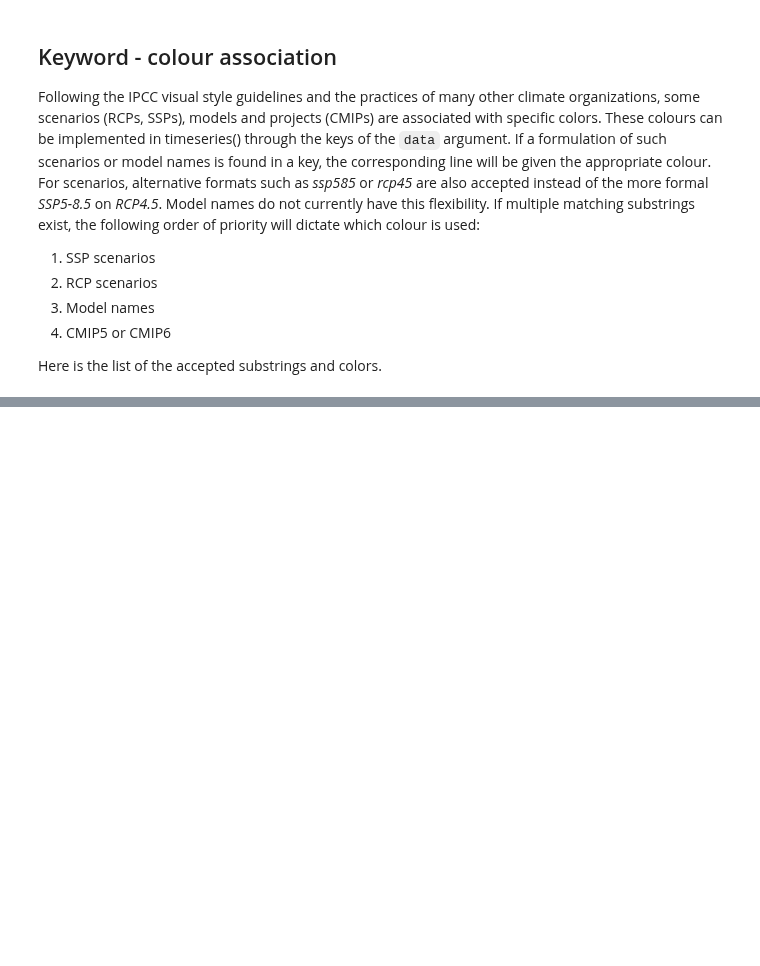
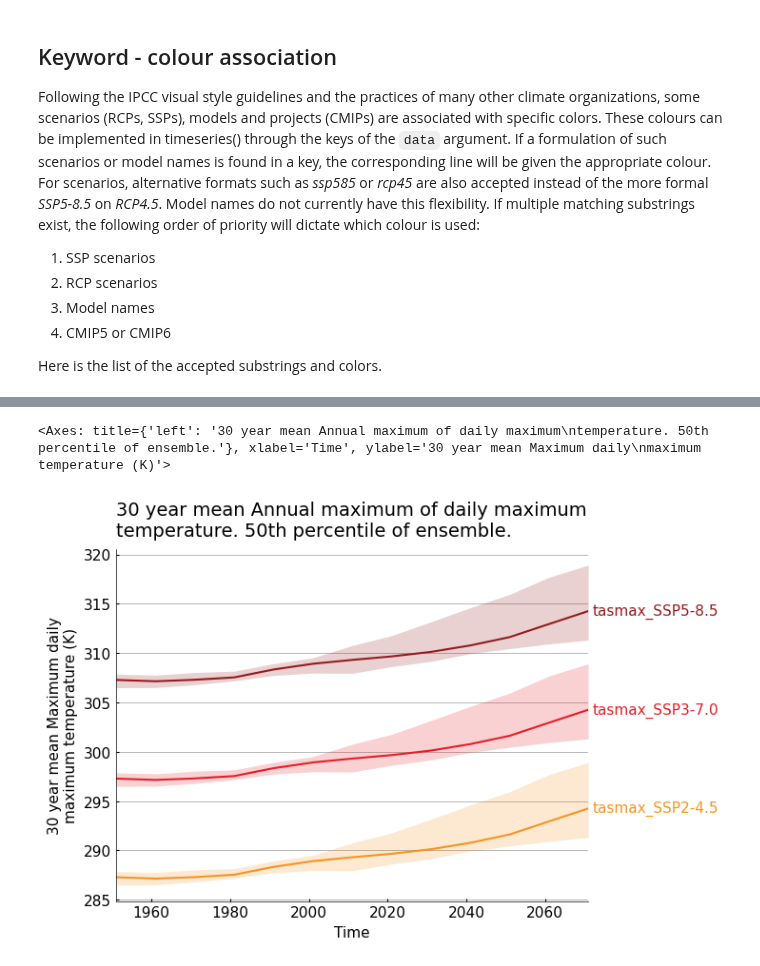
Before and after one commit to Ouranosinc/figanos, a Jupyter notebook: docs/notebooks/figanos_timeseries.ipynb, the cells around one changed output, grey strips where cells are left out. Drawn from its saved outputs; the diff is of its cells as text; code cells hidden in the pictures; blank space fills up the shorter version.

```diff
--- a/docs/notebooks/figanos_timeseries.ipynb
+++ b/docs/notebooks/figanos_timeseries.ipynb
@@ -178,10 +201,13 @@ for colorlist, x in zip(keys, [1, 5.5, 10]):
 # %%
 data = {
-    "tasmax_ssp434": ds_time,
+    "tasmax_ssp370": ds_time,
     "tasmax_ssp245": ds_time.copy() - 10,
     "tasmax_ssp585": ds_time.copy() + 10,
 }
 
 fg.timeseries(data=data, legend="edge", show_lat_lon=False)
+# %% [output]
+<Axes: title={'left': '30 year mean Annual maximum of daily maximum\ntemperature. 50th percentile of ensemble.'}, xlabel='Time', ylabel='30 year mean Maximum daily\nmaximum temperature (K)'>
+[figure, added]
 # %%
 # plt.savefig("images/ensemble_timeseries.png", bbox_inches='tight')
```
Also changed, not shown: parts of 9 cells of this notebook, 5 other files.
